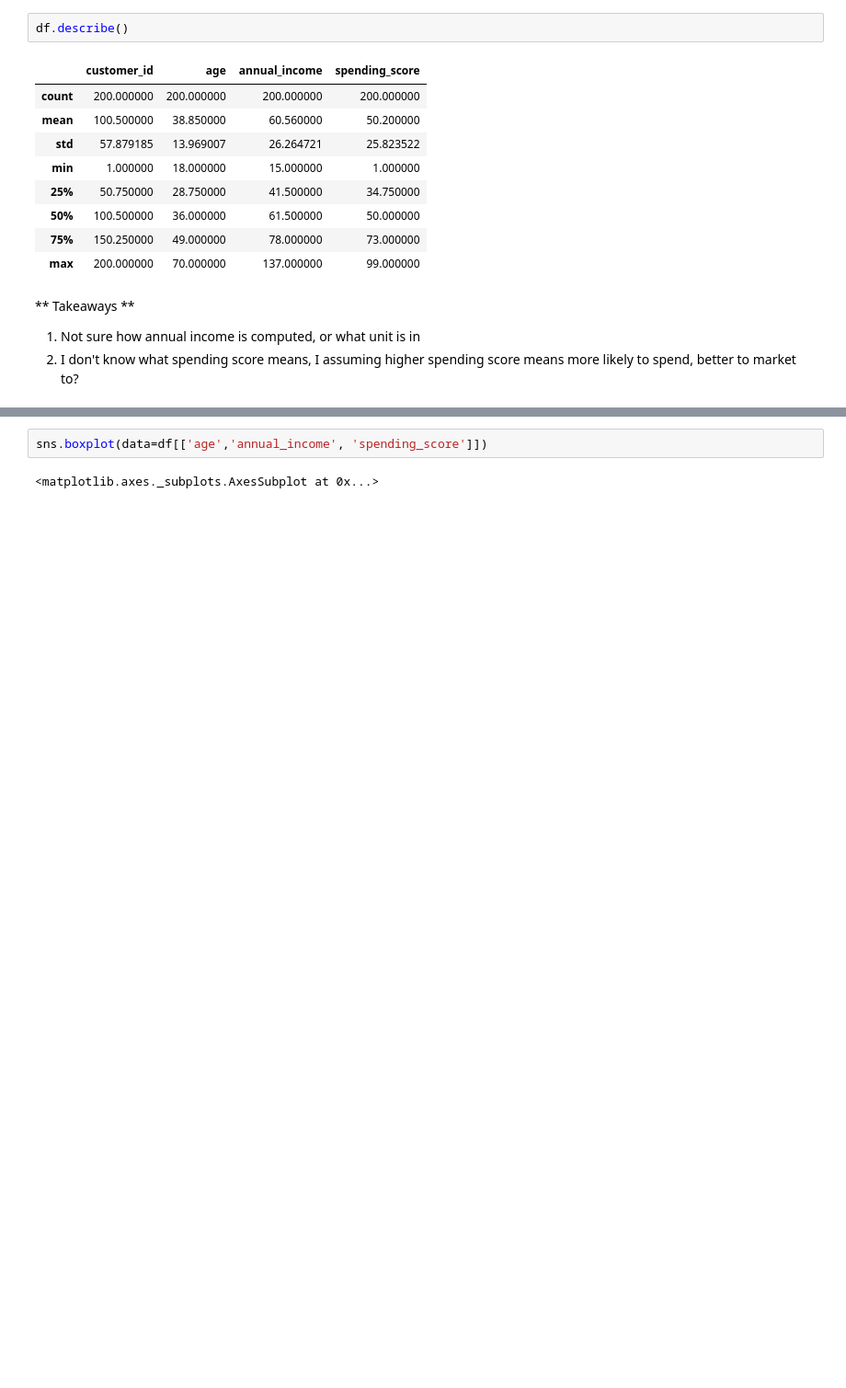
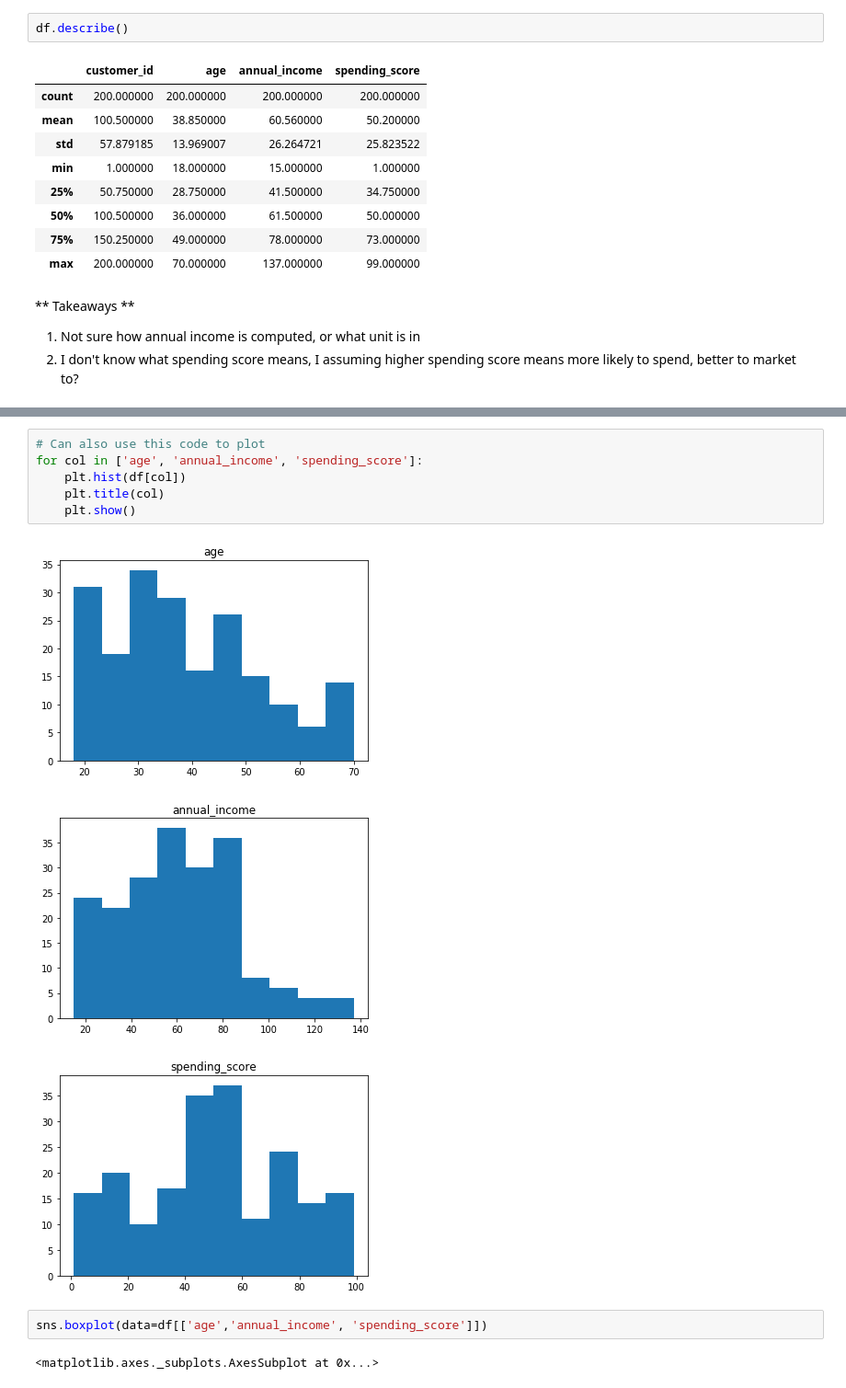
Before and after one commit to george887/regression-exercises, a Jupyter notebook: wrangle.ipynb, the cells around one changed output, grey strips where cells are left out. Shown: that part at 92% size. Cells and saved outputs as stored; diff of their text form; blank space fills up the shorter version.

```diff
--- a/wrangle.ipynb
+++ b/wrangle.ipynb
@@ -82,6 +79,16 @@ for col in ['age', 'annual_income', 'spending_score']:
 [figure]
 [figure]
 [figure]
+# %%
+# Can also use this code to plot
+for col in ['age', 'annual_income', 'spending_score']:
+    plt.hist(df[col])
+    plt.title(col)
+    plt.show()
+# %% [output]
+[figure, added]
+[figure, added]
+[figure, added]
 # %%
 sns.boxplot(data=df[['age','annual_income', 'spending_score']])
 # %% [output]
```
Also changed, not shown: parts of 21 cells of this notebook, 1 other file.
